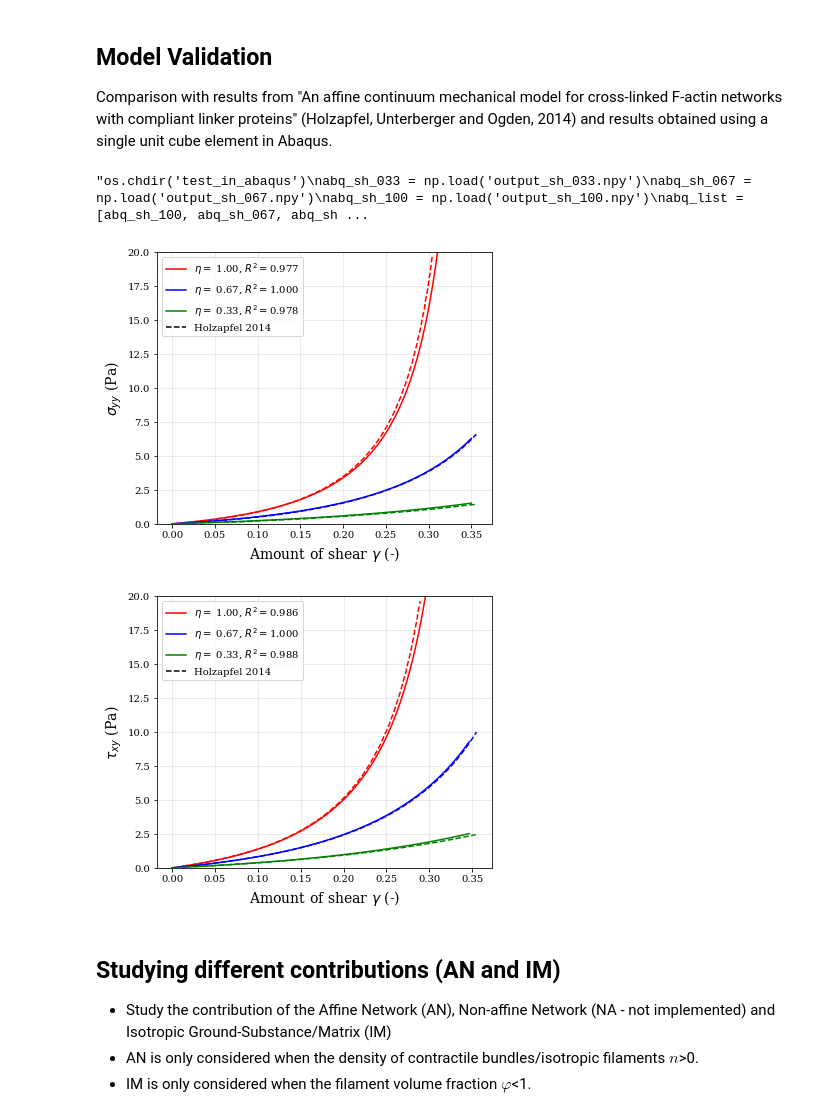
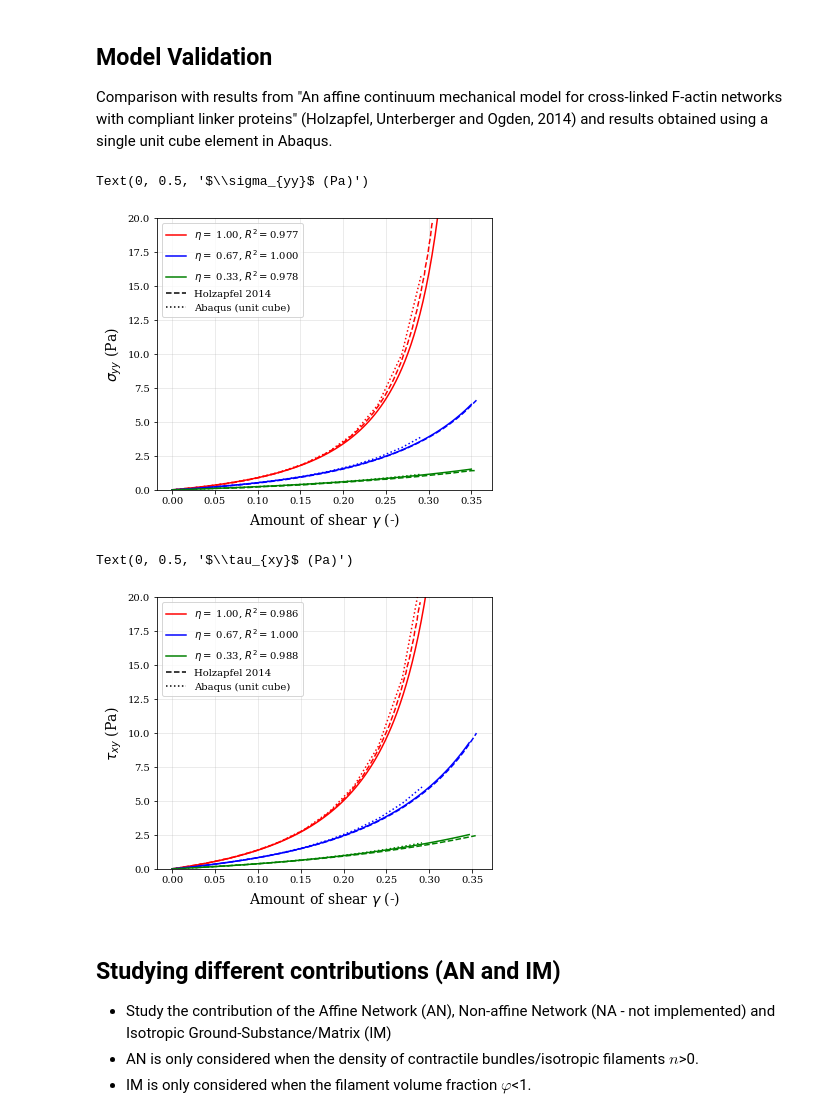
Before and after one commit to luisrlp/biopolymer-networks, a Jupyter notebook: 1_affnet_cl_ai/an_cl_ai.ipynb, the cells around one changed output. Cells and saved outputs as stored; diff of their text form; code cells hidden in the pictures.

```diff
--- a/1_affnet_cl_ai/an_cl_ai.ipynb
+++ b/1_affnet_cl_ai/an_cl_ai.ipynb
@@ -285,14 +285,12 @@ Text(0, 0.5, '$\\sigma_{xx}$ (Pa)')
 Comparison with results from "An affine continuum mechanical model for cross-linked F-actin networks with compliant linker proteins" (Holzapfel, Unterberger and Ogden, 2014) and results obtained using a single unit cube element in Abaqus.
 # %%
 # Get abaqus results
-'''os.chdir('test_in_abaqus')
-abq_sh_033 = np.load('output_sh_033.npy')
-abq_sh_067 = np.load('output_sh_067.npy')
-abq_sh_100 = np.load('output_sh_100.npy')
+os.chdir('test_in_abaqus/np_outputs')
+abq_sh_033 = np.load('output_0.npy')
+abq_sh_067 = np.load('output_1.npy')
+abq_sh_100 = np.load('output_2.npy')
 abq_list = [abq_sh_100, abq_sh_067, abq_sh_033]
-os.chdir('..')'''
+os.chdir(base_dir)
-# %% [output]
-"os.chdir('test_in_abaqus')\nabq_sh_033 = np.load('output_sh_033.npy')\nabq_sh_067 = np.load('output_sh_067.npy')\nabq_sh_100 = np.load('output_sh_100.npy')\nabq_list = [abq_sh_100, abq_sh_067, abq_sh ...
 # %%
 ##### Normal stress vs Shear deformation (Figure 6a) #####
 material_properties = base_material_properties.copy()
@@ -331,37 +329,38 @@ for j, file in enumerate(files_6a):
     eta = etac_array[j]
     int_fun = interp1d(shear_array, stress_array[j,:], kind=5)
     stress_interp = int_fun([val for val in df['x'] if val < (shear_max - dshear)])
     r2 = r2_score(df['y'][:len(stress_interp)], stress_interp)
     r2_list.append(r2)
     plt.plot(df['x'], df['y'], color=plt_colors[j], linestyle='--')
 
 for i, eta in enumerate(etac_array):
     r2 = r2_list[i]
     plt.plot(shear_array, stress_array[i,:], label=f'$\eta = $ {eta:.2f}' + f', $R^2=${r2:.3f}', color=plt_colors[i])
 
 ## Abaqus
-'''for i, output in enumerate(abq_list):
+for i, output in enumerate(abq_list):
     x = np.arctan(output[0,:])
     y = output[4,:]
-    plt.plot(x, y, color=plt_colors[i], linestyle='dotted')'''
+    plt.plot(x, y, color=plt_colors[i], linestyle='dotted')
 ##
 
 df2 = pd.read_csv('holz2014_4a_095.csv', header=None, names=['x', 'y'])
 # plt.plot(df2['x'], df2['y'], color='orange', linestyle='-.', alpha=1.)
 # df3 = pd.read_csv('holz2014_4b_095.csv', header=None, names=['x', 'y'])
 # plt.plot(df3['x'], df3['y'], color='grey', linestyle='-.', alpha=1.)
 os.chdir('..')
 dashed_line = plt.plot([], [], color='black', linestyle='--', label='Holzapfel 2014')
-# dotted_line = plt.plot([], [], color='black', linestyle='dotted', label='Abaqus (unit cube)')
+dotted_line = plt.plot([], [], color='black', linestyle='dotted', label='Abaqus (unit cube)')
 # dashdot_line = plt.plot([], [], color='orange', linestyle='-.', label='Holzapfel 2014 (w/o CLs)')
 plt.legend()
 plt.grid(alpha=0.3)
 plt.ylim((0,20))
 plt.xlabel('Amount of shear $\gamma$ (-)', fontsize=14)
 plt.ylabel('$\sigma_{yy}$ (Pa)', fontsize=14)
 # plt.savefig('./figures/fig1.pdf', bbox_inches='tight')
 # %% [output]
+Text(0, 0.5, '$\\sigma_{yy}$ (Pa)')
-[figure, old version]
+[figure, new version]
 # %%
 ##### Shear stress vs Shear deformation (Figure 6b) #####
 material_properties = base_material_properties.copy()
@@ -408,17 +407,17 @@ for i, eta in enumerate(etac_array):
     plt.plot(shear_array, stress_array[i,:], label=f'$\eta = $ {eta:.2f}' + f', $R^2=${r2:.3f}', color=plt_colors[i])
 
 ## Abaqus
-'''for i, output in enumerate(abq_list):
+for i, output in enumerate(abq_list):
     x = np.arctan(output[0,:])
     y = output[5,:]
-    plt.plot(x, y, color=plt_colors[i], linestyle='dotted')'''
+    plt.plot(x, y, color=plt_colors[i], linestyle='dotted')
 ##
 
 df2 = pd.read_csv('holz2014_4b_095.csv', header=None, names=['x', 'y'])
 # plt.plot(df2['x'], df2['y'], color='orange', linestyle='-.', alpha=1.)
 os.chdir('..')
 dashed_line = plt.plot([], [], color='black', linestyle='--', label='Holzapfel 2014')
-# dotted_line = plt.plot([], [], color='black', linestyle='dotted', label='Abaqus (unit cube)')
+dotted_line = plt.plot([], [], color='black', linestyle='dotted', label='Abaqus (unit cube)')
 # dashdot_line = plt.plot([], [], color='orange', linestyle='-.', label='Holzapfel 2014 (w/o CLs)')
 plt.legend()
 plt.grid(alpha=0.3)
@@ -427,7 +426,8 @@ plt.xlabel('Amount of shear $\gamma$ (-)', fontsize=14)
 plt.ylabel('$\\tau_{xy}$ (Pa)', fontsize=14)
 # plt.savefig('./figures/fig3.pdf', bbox_inches='tight')
 # %% [output]
+Text(0, 0.5, '$\\tau_{xy}$ (Pa)')
-[figure, old version]
+[figure, new version]
 # %% [markdown]
 ## Studying different contributions (AN and IM)
 
```
Also changed, not shown: parts of 1 cell of this notebook, 17 other files.
